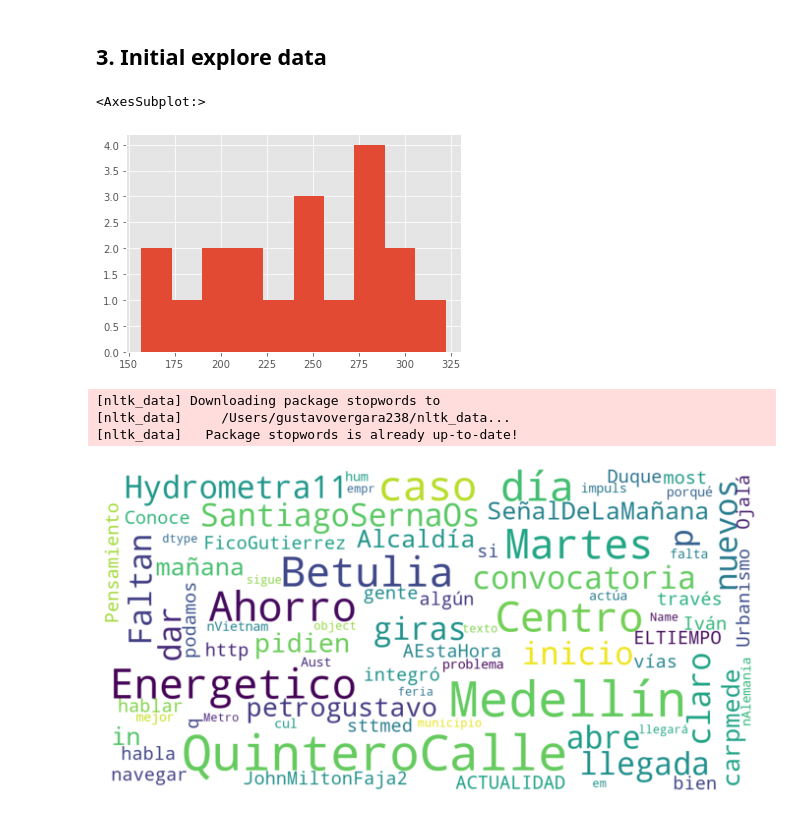
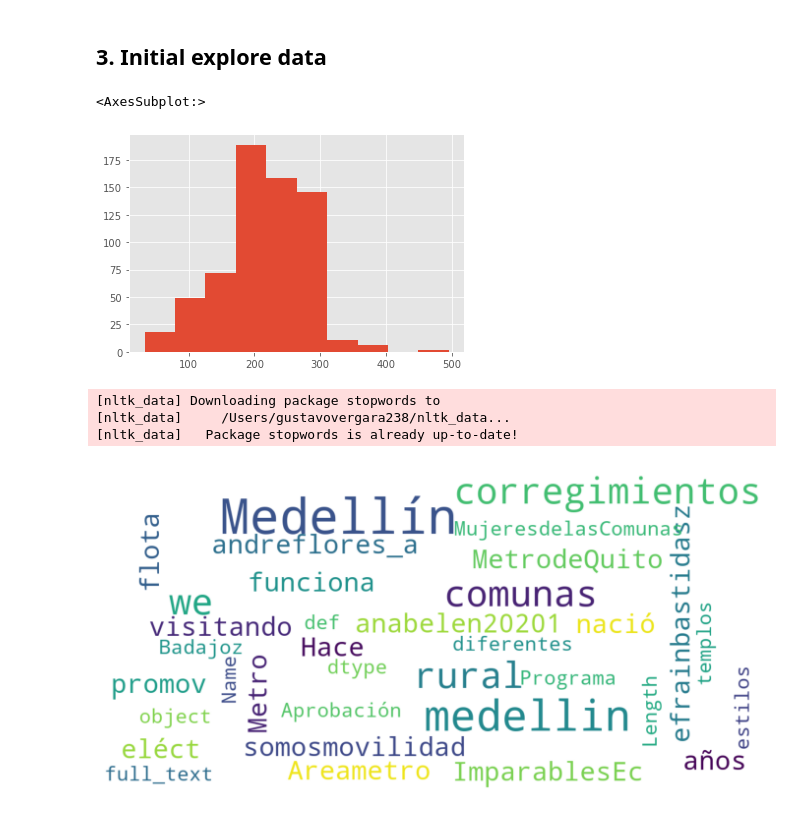
Before and after one commit to GDLPLearning/Sentiment-Analysis-for-the-MDP, a Jupyter notebook: notebooks/Exploratory/2-data-understanding.ipynb, the cells around one changed output. Saved outputs shown, nothing was run; the diff lists cells and outputs as text; code cells hidden in the pictures.

```diff
--- a/notebooks/Exploratory/2-data-understanding.ipynb
+++ b/notebooks/Exploratory/2-data-understanding.ipynb
@@ -132,7 +184,7 @@ df_final.to_csv('data.csv')
 # %% [markdown]
 ## 2. Describe data
 # %%
-df=pd.read_csv('data.csv')
+df=pd.read_csv('data_down.csv')
 # %%
 df.head(20)
 # %% [output]
@@ -193,22 +244,22 @@ df.describe()
 # %% [markdown]
 ## 3. Initial explore data
 # %%
-df['texto'].str.len().hist()
+df['full_text'].str.len().hist()
 # %% [output]
 <AxesSubplot:>
-[figure, old version]
+[figure, new version]
 # %%
 import nltk
 from nltk.corpus import stopwords
 nltk.download("stopwords")
 from wordcloud import WordCloud
 stopwords = set(stopwords.words('spanish', 'english'))
-text=df['texto']
+text=df['full_text']
 def show_wordcloud(data):
     wordcloud = WordCloud(
         background_color='white',
         stopwords=stopwords,
-        max_words=100,
+        max_words=300,
         max_font_size=30,
         scale=3,
         random_state=1)
@@ -226,5 +277,5 @@ show_wordcloud(df)
 [nltk_data] Downloading package stopwords to
 [nltk_data]     /Users/gustavovergara238/nltk_data...
 [nltk_data]   Package stopwords is already up-to-date!
-[figure, old version]
+[figure, new version]
 # %%
```
Also changed, not shown: parts of 19 cells of this notebook, 1 other file.
